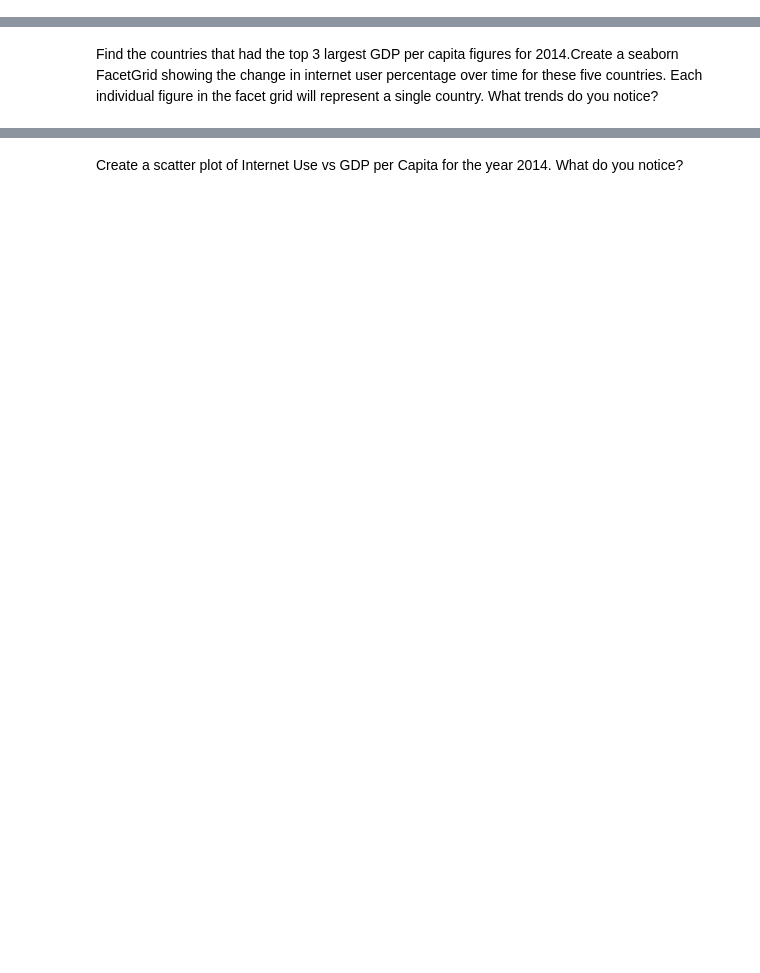
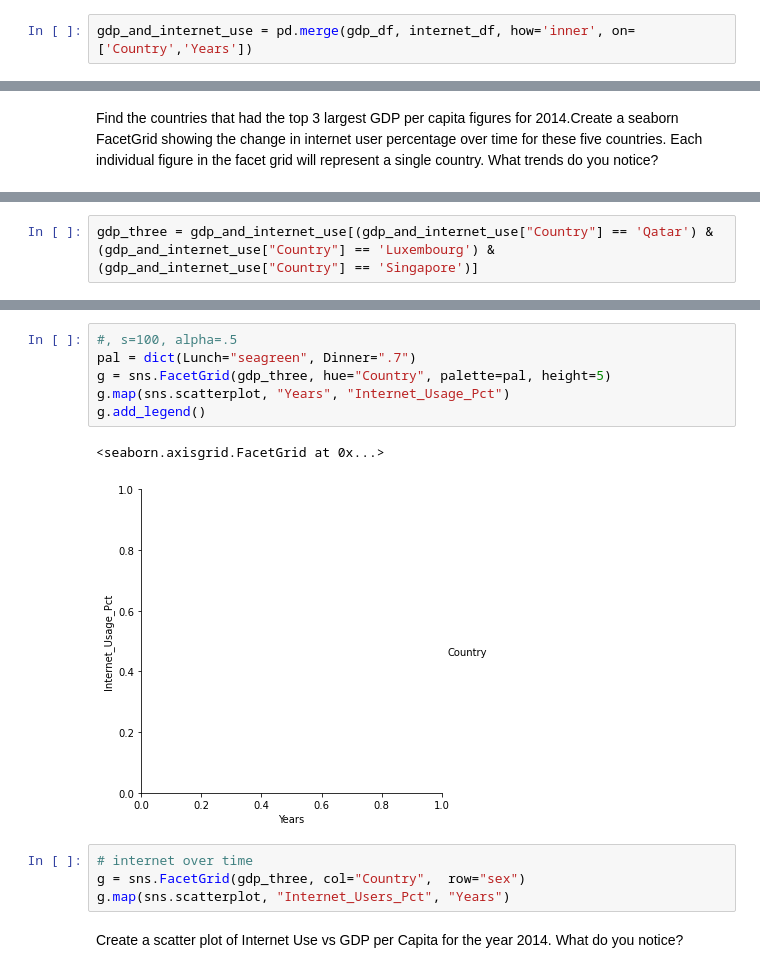
Before and after one commit to nss-data-science-cohort-4/dq1-undata-matthgray, a Jupyter notebook: un_data.ipynb, the cells around one changed output, grey strips where cells are left out. Cells and saved outputs as stored; diff of their text form; blank space fills up the shorter version.

```diff
--- a/un_data.ipynb
+++ b/un_data.ipynb
@@ -464,3 +524,5 @@ gdp_and_internet_use
+# %%
+gdp_and_internet_use = pd.merge(gdp_df, internet_df, how='inner', on=['Country','Years'])
 # %% [markdown]
 Look at the first five rows of your new data frame to confirm it merged
 correctly. Also, check the last five rows to make sure the data is clean and
@@ -479,0 +576,2 @@ facet grid will represent a single country. What trends do you notice?
+# %%
+gdp_three = gdp_and_internet_use[(gdp_and_internet_use["Country"] == 'Qatar') & (gdp_and_internet_use["Country"] == 'Luxembourg') & (gdp_and_internet_use["Country"] == 'Singapore')]
@@ -480,3 +587,16 @@ facet grid will represent a single country. What trends do you notice?
+# %%
+#, s=100, alpha=.5
+pal = dict(Lunch="seagreen", Dinner=".7")
+g = sns.FacetGrid(gdp_three, hue="Country", palette=pal, height=5)
+g.map(sns.scatterplot, "Years", "Internet_Usage_Pct")
+g.add_legend()
+# %% [output]
+<seaborn.axisgrid.FacetGrid at 0x...>
+[figure, added]
+# %%
+# internet over time
+g = sns.FacetGrid(gdp_three, col="Country",  row="sex")
+g.map(sns.scatterplot, "Internet_Users_Pct", "Years")
 # %% [markdown]
 Create a scatter plot of Internet Use vs GDP per Capita for the year 2014.
 What do you notice?
```
Also changed, not shown: parts of 24 cells of this notebook.
